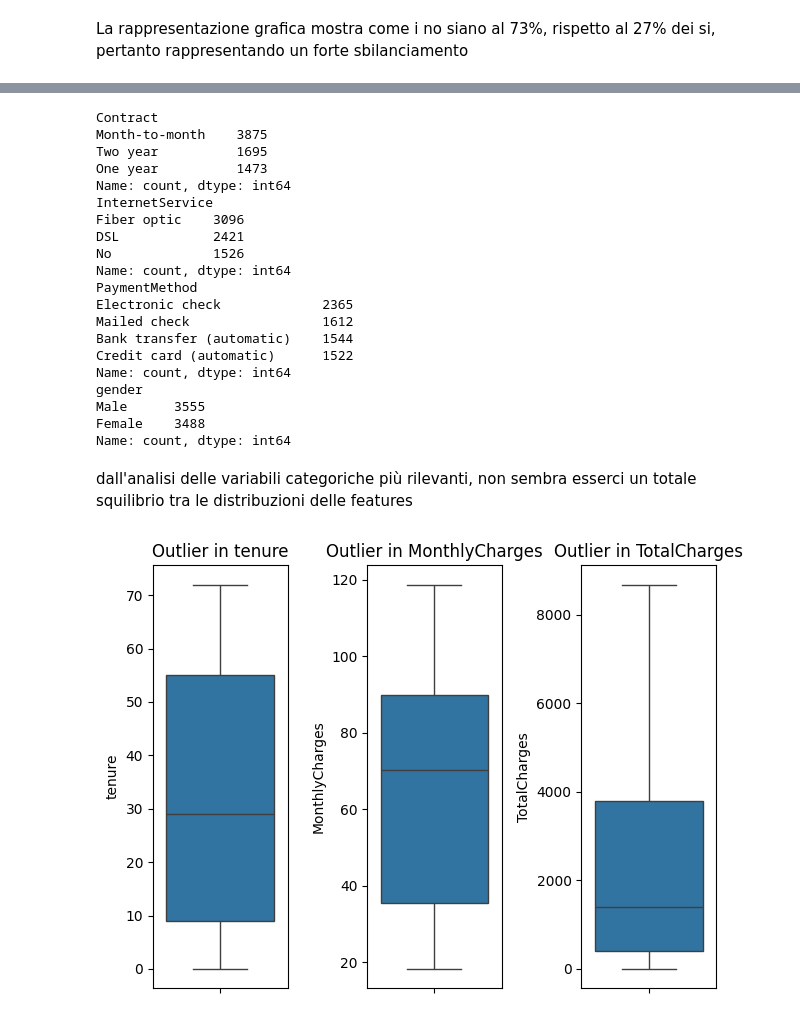
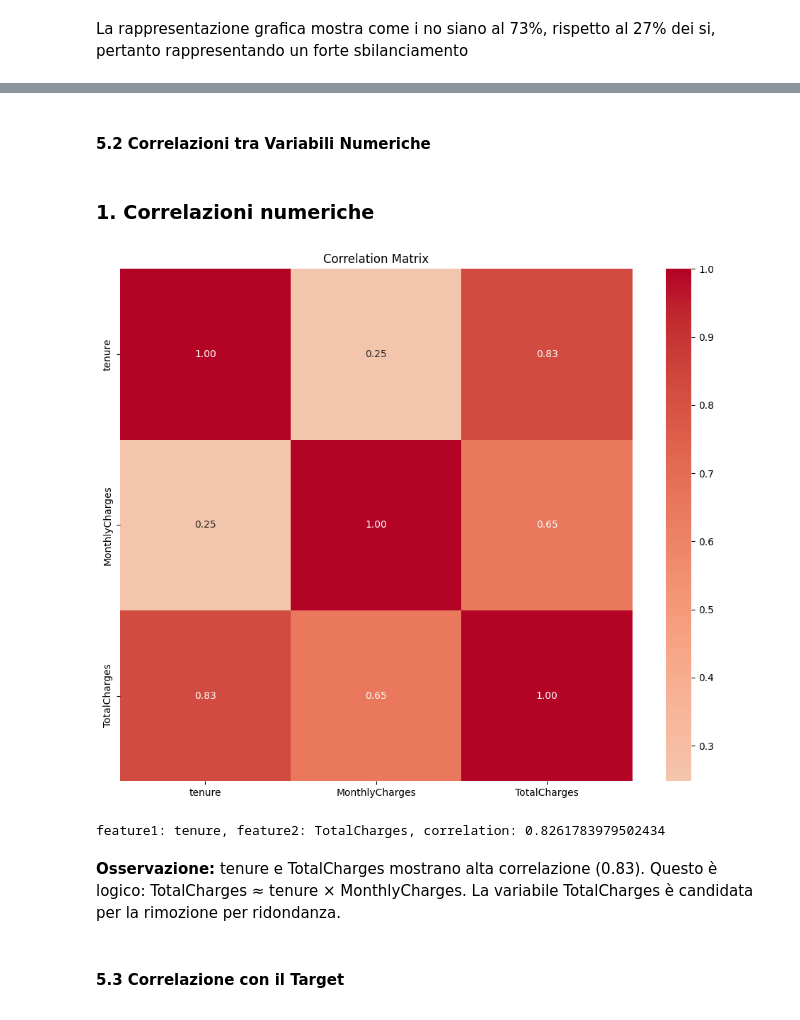
Before and after one commit to Chris05-Gen/churn-predictor-ML, a Jupyter notebook: notebooks/1.0-eda-initial-analysis.ipynb, the cells around one changed output, grey strips where cells are left out. Saved outputs shown, nothing was run; the diff lists cells and outputs as text; code cells hidden in the pictures.

```diff
--- a/notebooks/1.0-eda-initial-analysis.ipynb
+++ b/notebooks/1.0-eda-initial-analysis.ipynb
@@ -163,4 +235,0 @@ dtype: int64
-# %%
-print("Finally we can modify totalcharges type")
-# Re-assigning to the same column name makes the change permanent
-df['TotalCharges'] = pd.to_numeric(df['TotalCharges'], errors='coerce')
@@ -233,40 +236,31 @@ df.head(5)
-# %%
-print(df["Contract"].value_counts())
-print(df["InternetService"].value_counts())
-print(df["PaymentMethod"].value_counts())
-print(df["gender"].value_counts())
-# %% [output]
-Contract
-Month-to-month    3875
-Two year          1695
-One year          1473
-Name: count, dtype: int64
-InternetService
-Fiber optic    3096
-DSL            2421
-No             1526
-Name: count, dtype: int64
-PaymentMethod
-Electronic check             2365
-Mailed check                 1612
-Bank transfer (automatic)    1544
-Credit card (automatic)      1522
-Name: count, dtype: int64
-gender
-Male      3555
-Female    3488
-Name: count, dtype: int64
-# %% [markdown]
-dall'analisi delle variabili categoriche più rilevanti, non sembra esserci un totale squilibrio tra le distribuzioni delle features
-# %%
-features_numeriche = ["tenure", "MonthlyCharges", "TotalCharges"]
-
-for i, col in enumerate(features_numeriche):
-    plt.subplot(1,3,i+1)
-    sns.boxplot( y = df[col])
-    plt.title(f"Outlier in {col}")
-
-plt.tight_layout()
-plt.show()
-# %% [output]
-[figure, removed]
+# %% [markdown]
+#### 5.2 Correlazioni tra Variabili Numeriche
+# %% [markdown]
+### 1. Correlazioni numeriche
+# %%
+corr_matrix = df[features_numeriche].corr(method='pearson')
+
+plt.figure(figsize=(10,8))
+
+sns.heatmap(corr_matrix, annot = True, cmap="coolwarm", center = 0, fmt=".2f", square = True)
+plt.title("Correlation Matrix")
+plt.tight_layout()
+plt.show()
+# %% [output]
+[figure, added]
+# %%
+
+for i in range(len(corr_matrix.columns)):
+    for j in range(i+1, len(corr_matrix.columns)):
+        col1 = corr_matrix.columns[i]
+        col2 = corr_matrix.columns[j]
+        if abs(corr_matrix.loc[col1, col2]) > 0.7:
+            print(f"feature1: {col1}, feature2: {col2}, correlation: {corr_matrix.iloc[i, j]}")
+# %% [output]
+feature1: tenure, feature2: TotalCharges, correlation: 0.8261783979502434
+# %% [markdown]
+**Osservazione:** tenure e TotalCharges mostrano alta correlazione (0.83).
+Questo è logico: TotalCharges ≈ tenure × MonthlyCharges.
+La variabile TotalCharges è candidata per la rimozione per ridondanza.
+# %% [markdown]
+#### 5.3 Correlazione con il Target
```
Also changed, not shown: parts of 81 cells of this notebook, 3 other files.
